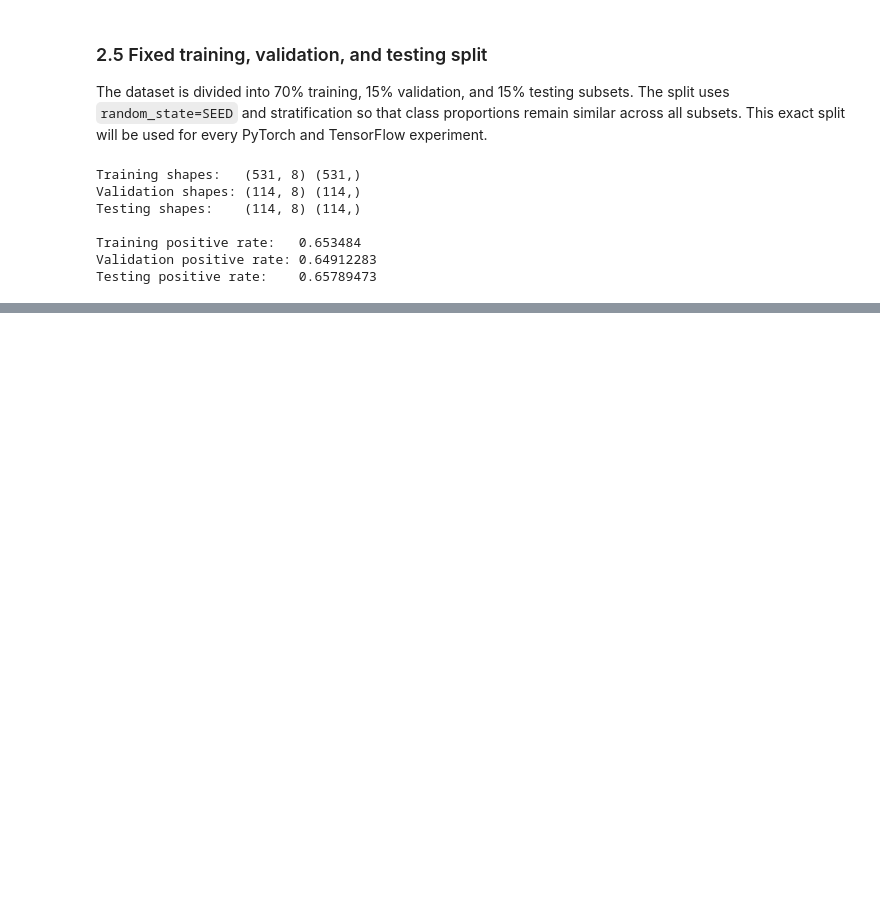
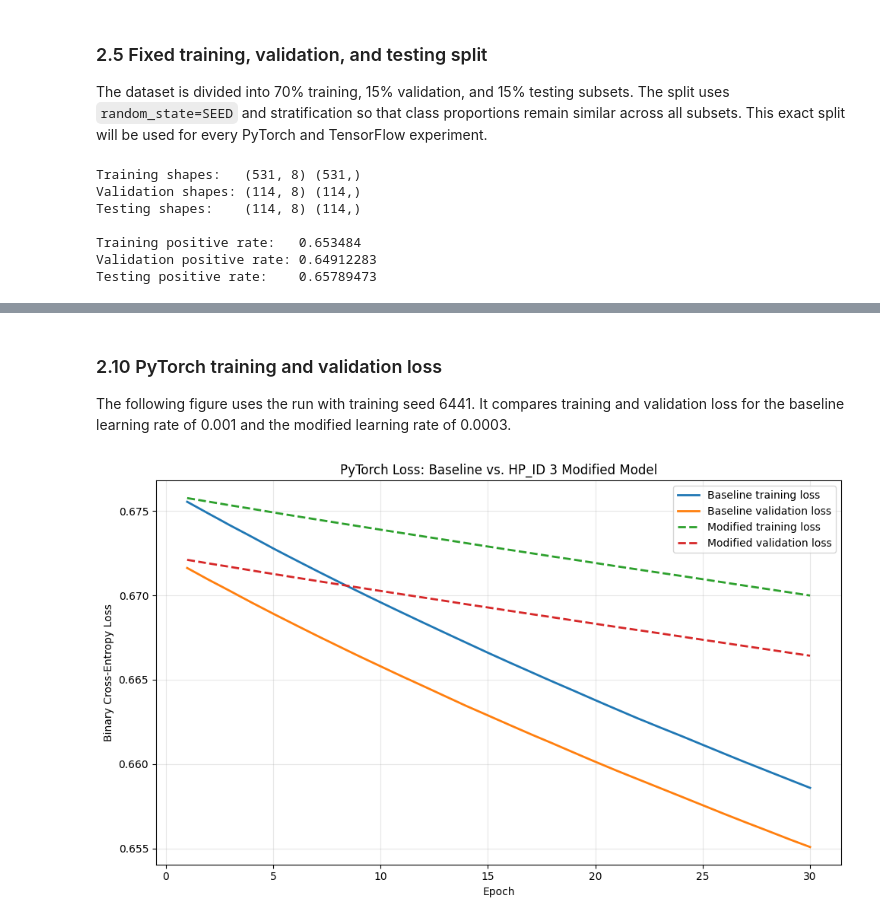
Before and after one commit to Nikikanaparthi21/data266-6441, a Jupyter notebook: neural_networks.ipynb, the cells around one changed output, grey strips where cells are left out. Drawn from its saved outputs; the diff is of its cells as text; code cells hidden in the pictures; blank space fills up the shorter version.

```diff
--- a/neural_networks.ipynb
+++ b/neural_networks.ipynb
@@ -254,0 +584,66 @@ Testing positive rate:    0.65789473
+# %% [markdown]
+### 2.10 PyTorch training and validation loss
+
+The following figure uses the run with training seed 6441. It compares
+training and validation loss for the baseline learning rate of 0.001 and
+the modified learning rate of 0.0003.
+# %%
+baseline_history = pytorch_histories[
+    ("Baseline", SEED)
+]
+
+modified_history = pytorch_histories[
+    ("Modified_HP_ID_3", SEED)
+]
+
+baseline_epochs = range(
+    1,
+    len(baseline_history["train_loss"]) + 1
+)
+
+modified_epochs = range(
+    1,
+    len(modified_history["train_loss"]) + 1
+)
+
+plt.figure(figsize=(10, 6))
+
+plt.plot(
+    baseline_epochs,
+    baseline_history["train_loss"],
+    label="Baseline training loss",
+    linewidth=2
+)
+
+plt.plot(
+    baseline_epochs,
+    baseline_history["val_loss"],
+    label="Baseline validation loss",
+    linewidth=2
+)
+
+plt.plot(
+    modified_epochs,
+    modified_history["train_loss"],
+    label="Modified training loss",
+    linewidth=2,
+    linestyle="--"
+)
+
+plt.plot(
+    modified_epochs,
+    modified_history["val_loss"],
+    label="Modified validation loss",
+    linewidth=2,
+    linestyle="--"
+)
+
+plt.xlabel("Epoch")
+plt.ylabel("Binary Cross-Entropy Loss")
+plt.title("PyTorch Loss: Baseline vs. HP_ID 3 Modified Model")
+plt.legend()
+plt.grid(alpha=0.3)
+plt.tight_layout()
+plt.show()
+# %% [output]
+[figure, added]
```
Also changed, not shown: parts of 29 cells of this notebook.
